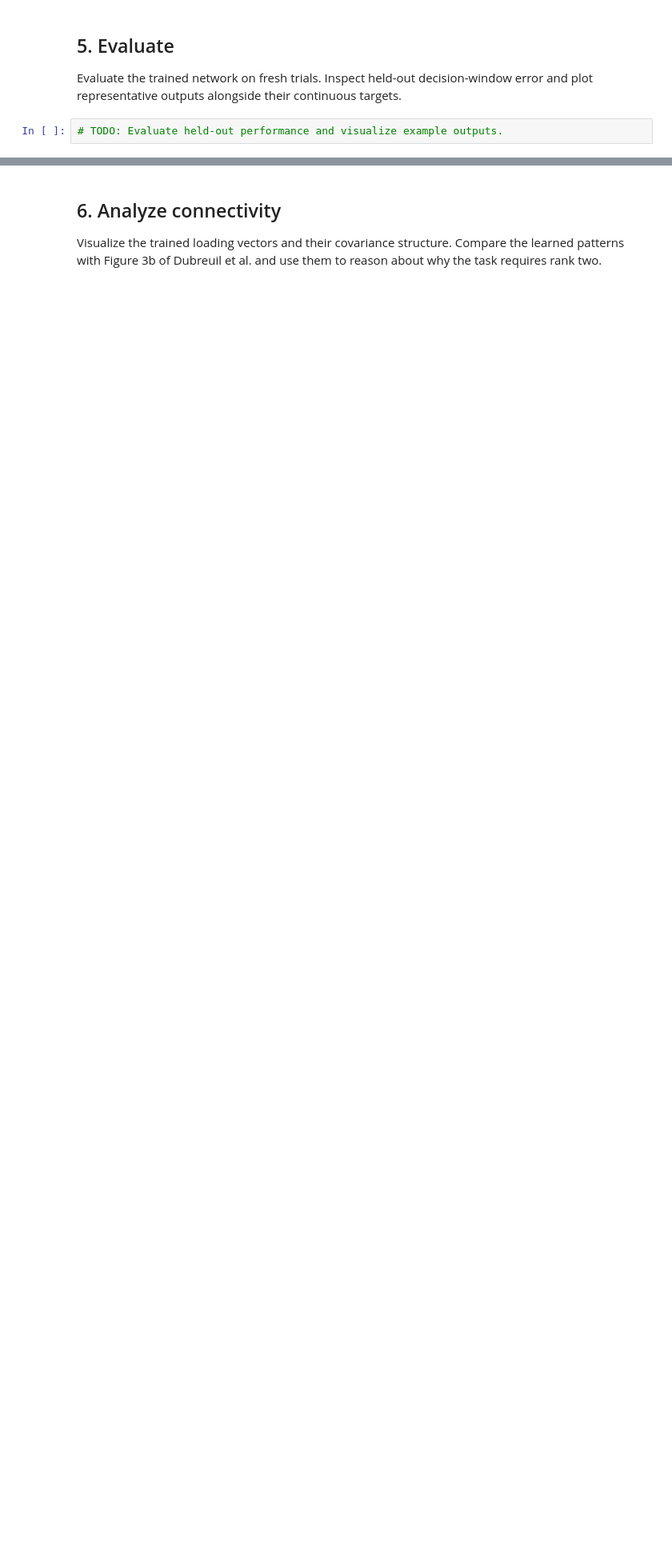
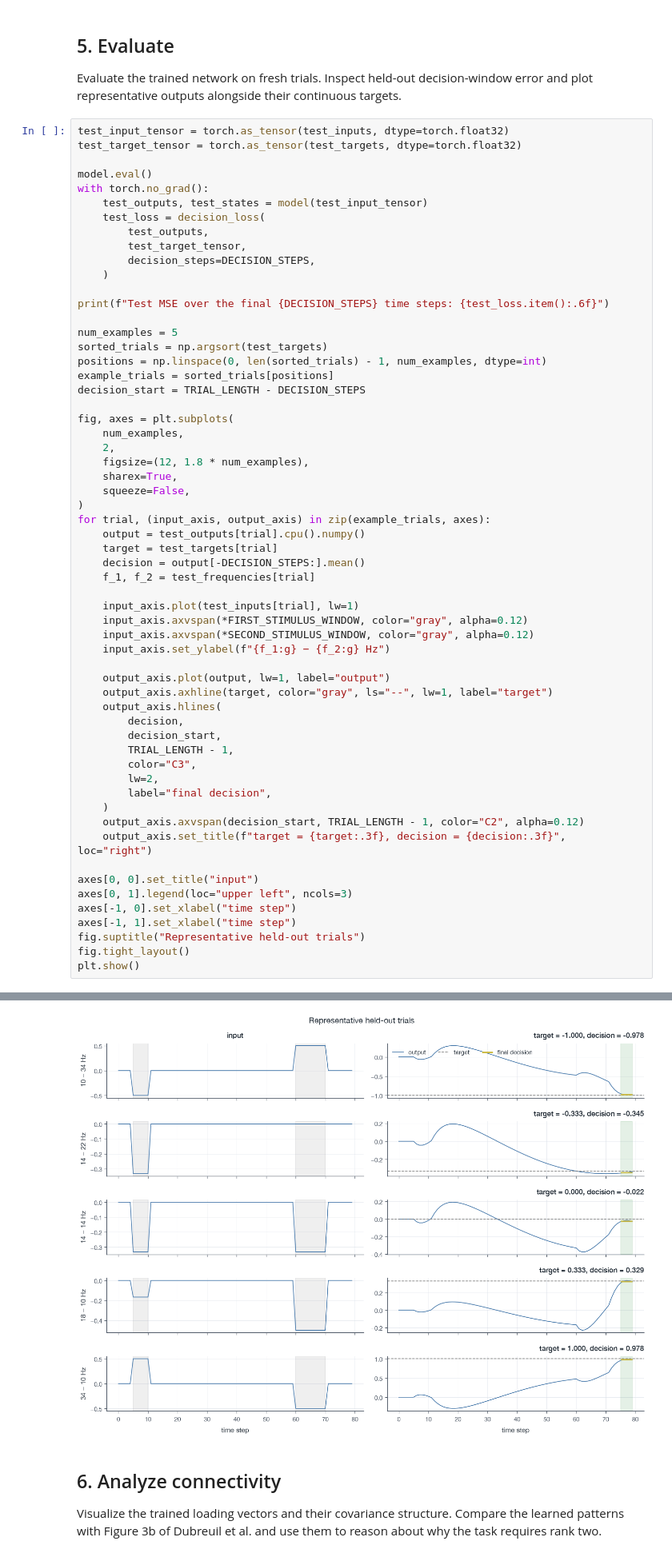
Before and after one commit to arjunpur/low-rank-rnn, a Jupyter notebook: parametric_working_memory.ipynb, the cells around one changed output, grey strips where cells are left out. Shown at 80% size. Cells and saved outputs as stored; diff of their text form; blank space fills up the shorter version.

```diff
--- a/parametric_working_memory.ipynb
+++ b/parametric_working_memory.ipynb
@@ -156,4 +198,62 @@ Minimize mean squared error between the target and the network output over the f
 
 Evaluate the trained network on fresh trials. Inspect held-out decision-window error and plot representative outputs alongside their continuous targets.
 # %%
-# TODO: Evaluate held-out performance and visualize example outputs.
+test_input_tensor = torch.as_tensor(test_inputs, dtype=torch.float32)
+test_target_tensor = torch.as_tensor(test_targets, dtype=torch.float32)
+
+model.eval()
+with torch.no_grad():
+    test_outputs, test_states = model(test_input_tensor)
+    test_loss = decision_loss(
+        test_outputs,
+        test_target_tensor,
+        decision_steps=DECISION_STEPS,
+    )
+
+print(f"Test MSE over the final {DECISION_STEPS} time steps: {test_loss.item():.6f}")
+
+num_examples = 5
+sorted_trials = np.argsort(test_targets)
+positions = np.linspace(0, len(sorted_trials) - 1, num_examples, dtype=int)
+example_trials = sorted_trials[positions]
+decision_start = TRIAL_LENGTH - DECISION_STEPS
+
+fig, axes = plt.subplots(
+    num_examples,
+    2,
+    figsize=(12, 1.8 * num_examples),
+    sharex=True,
+    squeeze=False,
+)
+for trial, (input_axis, output_axis) in zip(example_trials, axes):
+    output = test_outputs[trial].cpu().numpy()
+    target = test_targets[trial]
+    decision = output[-DECISION_STEPS:].mean()
+    f_1, f_2 = test_frequencies[trial]
+
+    input_axis.plot(test_inputs[trial], lw=1)
+    input_axis.axvspan(*FIRST_STIMULUS_WINDOW, color="gray", alpha=0.12)
+    input_axis.axvspan(*SECOND_STIMULUS_WINDOW, color="gray", alpha=0.12)
+    input_axis.set_ylabel(f"{f_1:g} − {f_2:g} Hz")
+
+    output_axis.plot(output, lw=1, label="output")
+    output_axis.axhline(target, color="gray", ls="--", lw=1, label="target")
+    output_axis.hlines(
+        decision,
+        decision_start,
+        TRIAL_LENGTH - 1,
+        color="C3",
+        lw=2,
+        label="final decision",
+    )
+    output_axis.axvspan(decision_start, TRIAL_LENGTH - 1, color="C2", alpha=0.12)
+    output_axis.set_title(f"target = {target:.3f}, decision = {decision:.3f}", loc="right")
+
+axes[0, 0].set_title("input")
+axes[0, 1].legend(loc="upper left", ncols=3)
+axes[-1, 0].set_xlabel("time step")
+axes[-1, 1].set_xlabel("time step")
+fig.suptitle("Representative held-out trials")
+fig.tight_layout()
+plt.show()
+# %% [output]
@@ -160,3 +261,4 @@ Evaluate the trained network on fresh trials. Inspect held-out decision-window e
+[figure, added]
 # %% [markdown]
 ## 6. Analyze connectivity
 
```
Also changed, not shown: parts of 17 cells of this notebook, 13 other files.
